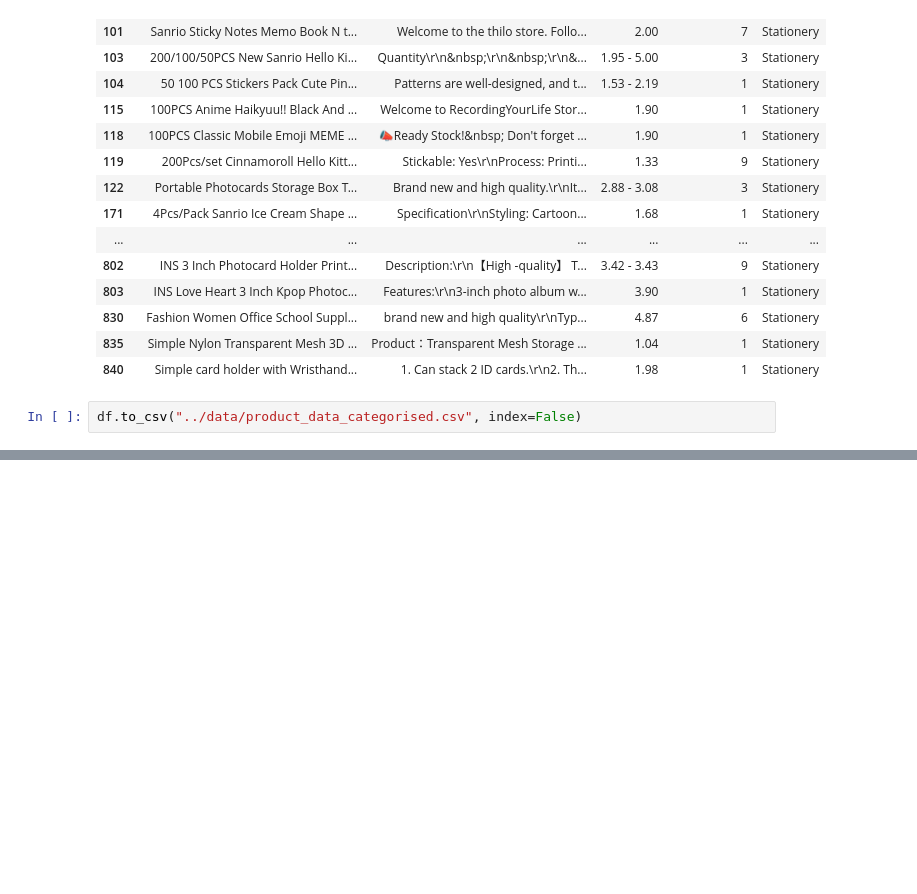
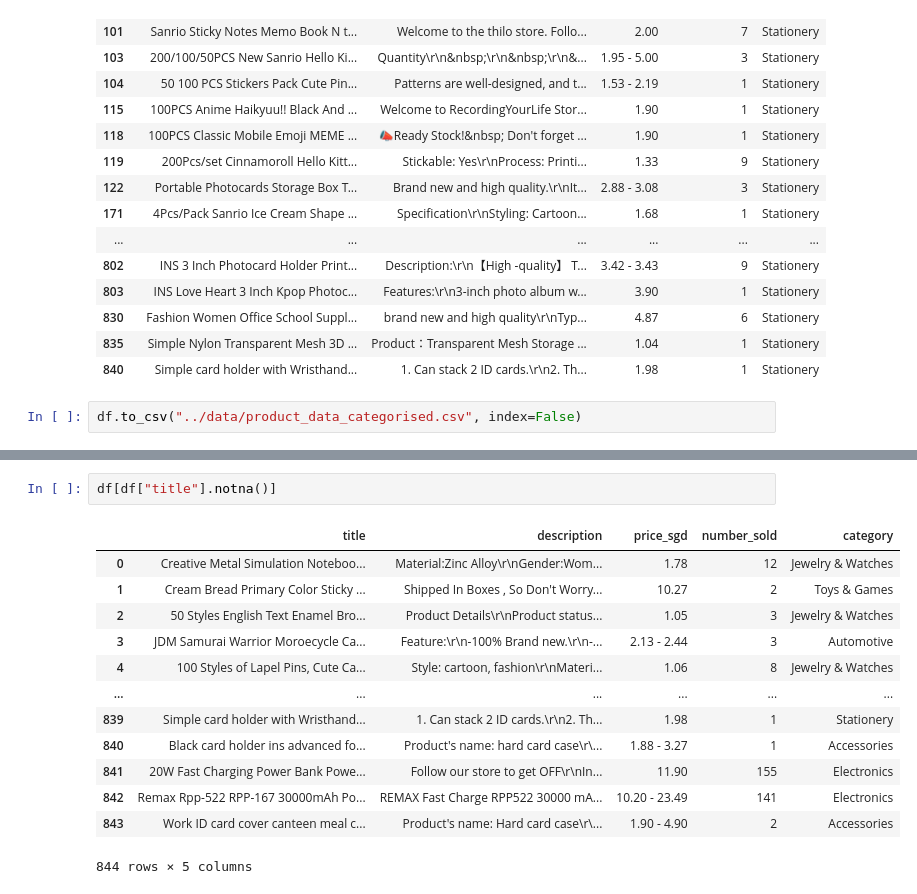
Before and after one commit to nknguyenhc/luminous-zephyr, a Jupyter notebook: notebook/gifts.ipynb, the cells around one changed output, grey strips where cells are left out. Saved outputs shown, nothing was run; the diff lists cells and outputs as text; blank space fills up the shorter version.

```diff
--- a/notebook/gifts.ipynb
+++ b/notebook/gifts.ipynb
@@ -357,0 +379,16 @@ df.to_csv("../data/product_data_categorised.csv", index=False)
+# %%
+df[df["title"].notna()]
+# %% [output]
+|  | title | description | price_sgd | number_sold | category |
+| 0 | Creative Metal Simulation Noteboo... | Material:Zinc Alloy\r\nGender:Wom... | 1.78 | 12 | Jewelry & Watches |
+| 1 | Cream Bread Primary Color Sticky ... | Shipped In Boxes , So Don't Worry... | 10.27 | 2 | Toys & Games |
+| 2 | 50 Styles English Text Enamel Bro... | Product Details\r\nProduct status... | 1.05 | 3 | Jewelry & Watches |
+| 3 | JDM Samurai Warrior Moroecycle Ca... | Feature:\r\n-100% Brand new.\r\n-... | 2.13 - 2.44 | 3 | Automotive |
+| 4 | 100 Styles of Lapel Pins, Cute Ca... | Style: cartoon, fashion\r\nMateri... | 1.06 | 8 | Jewelry & Watches |
+| ... | ... | ... | ... | ... | ... |
+| 839 | Simple card holder with Wristhand... | 1. Can stack 2 ID cards.\r\n2. Th... | 1.98 | 1 | Stationery |
+| 840 | Black card holder ins advanced fo... | Product's name: hard card case\r\... | 1.88 - 3.27 | 1 | Accessories |
+| 841 | 20W Fast Charging Power Bank Powe... | Follow our store to get OFF\r\nIn... | 11.90 | 155 | Electronics |
+| 842 | Remax Rpp-522 RPP-167 30000mAh Po... | REMAX Fast Charge RPP522 30000 mA... | 10.20 - 23.49 | 141 | Electronics |
+| 843 | Work ID card cover canteen meal c... | Product's name: Hard card case\r\... | 1.90 - 4.90 | 2 | Accessories |
+844 rows × 5 columns
```
Also changed, not shown: parts of 2 cells of this notebook, 9 other files.
